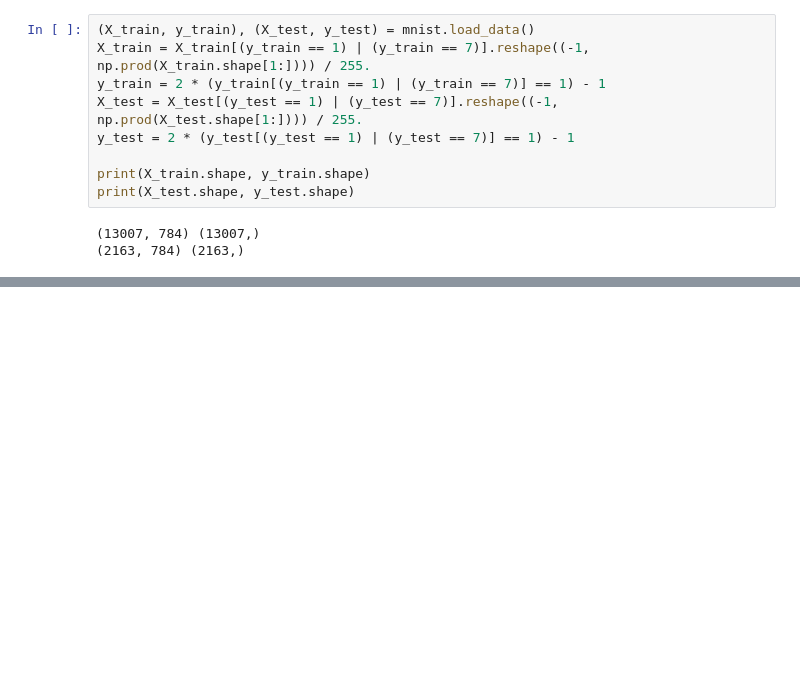
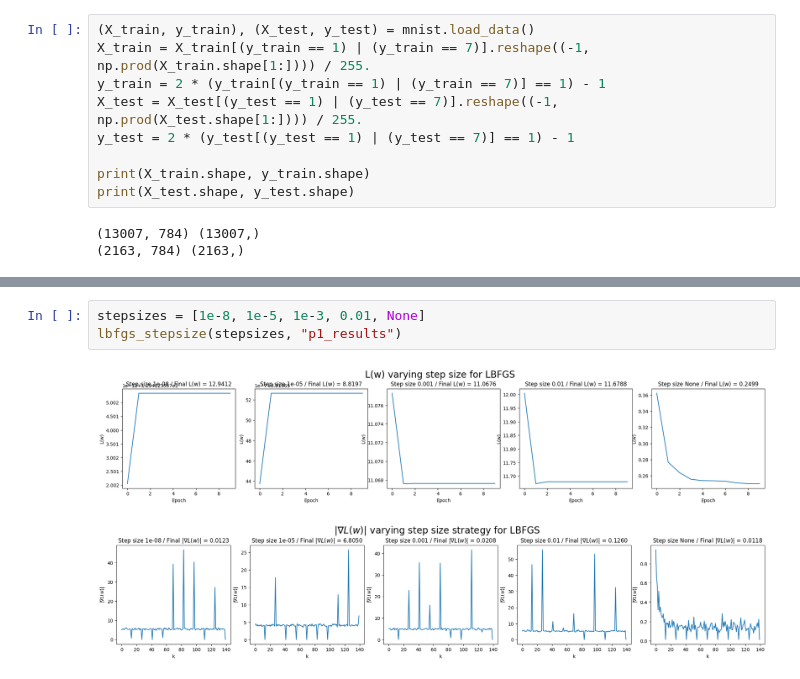
Before and after one commit to qchen0815/AMSC808N-Project-1, a Jupyter notebook: src/problem1.ipynb, the cells around one changed output, grey strips where cells are left out. Drawn from its saved outputs; the diff is of its cells as text; blank space fills up the shorter version.

```diff
--- a/src/problem1.ipynb
+++ b/src/problem1.ipynb
@@ -71,0 +420,6 @@ def visualize_histories(loss_hist, grad_norms):
+# %%
+stepsizes = [1e-8, 1e-5, 1e-3, 0.01, None]
+lbfgs_stepsize(stepsizes, "p1_results")
+# %% [output]
+[figure, added]
+[figure, added]
```
Also changed, not shown: parts of 29 cells of this notebook, 18 other files.
